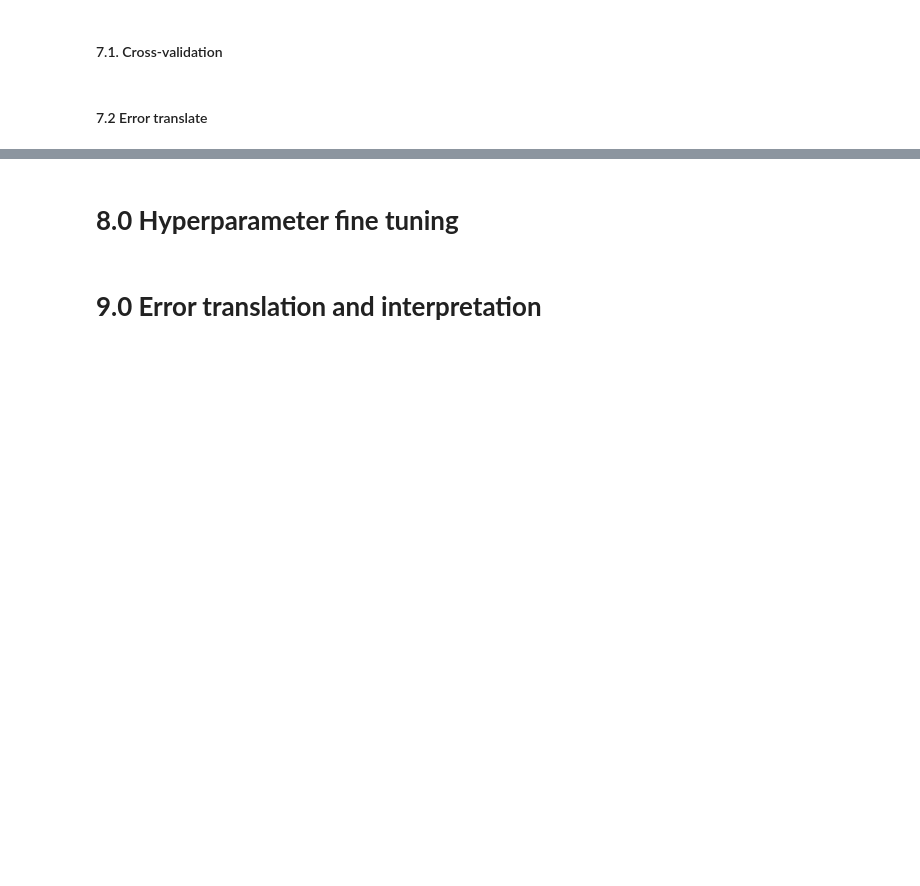
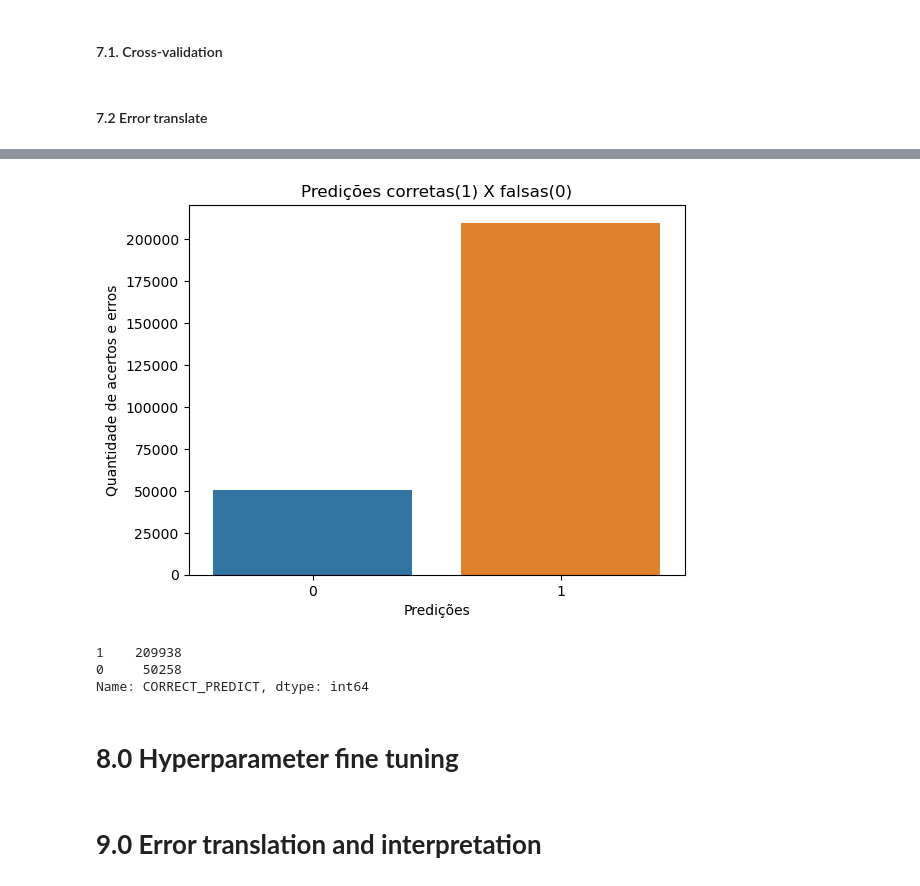
Before and after one commit to wilianuhlmann/olympiad_br_ml_kaggle_ensure_healthy, a Jupyter notebook: olympiad_br_kaggle.ipynb, the cells around one changed output, grey strips where cells are left out. Drawn from its saved outputs; the diff is of its cells as text; code cells hidden in the pictures; blank space fills up the shorter version.

Commit message:
predict test V1

```diff
--- a/olympiad_br_kaggle.ipynb
+++ b/olympiad_br_kaggle.ipynb
@@ -1171,4 +1125,9 @@ weighted avg       0.80      0.81      0.79    260196
 # %% [markdown]
 #### 7.2 Error translate
 # %%
-X_test['predict'] = y_pred_pkl
+X_test['PREDICT'] = y_pred_pkl
+# %%
+X_test['REAL'] = y_test
+# %%
+%%time
+X_test['CORRECT_PREDICT'] = X_test.apply(lambda x: 1 if x['PREDICT'] == x['REAL'] else 0, axis=1)
@@ -1174,0 +1137,3 @@ X_test['predict'] = y_pred_pkl
+# %%
+%%time
+X_test['CORRECT_PREDICT'] = (X_test['PREDICT'] == X_test['REAL']).astype(int)
@@ -1184,3 +1152,16 @@ X_test.sample(5)
+# %%
+sns.countplot(x='CORRECT_PREDICT', data=X_test)
+plt.xlabel('Predições')
+plt.ylabel('Quantidade de acertos e erros')
+plt.title('Predições corretas(1) X falsas(0)')
+plt.show()
+value_counts = X_test['CORRECT_PREDICT'].value_counts()
+value_counts
+# %% [output]
+[figure, added]
+1    209938
+0     50258
+Name: CORRECT_PREDICT, dtype: int64
 # %% [markdown]
 # **8.0 Hyperparameter fine tuning**
 # %%
```
Also changed, not shown: parts of 37 cells of this notebook.
